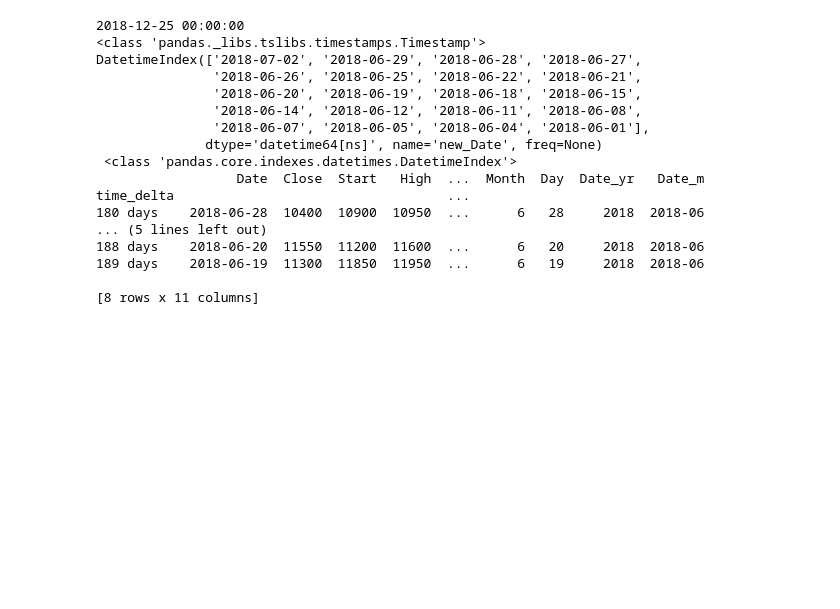
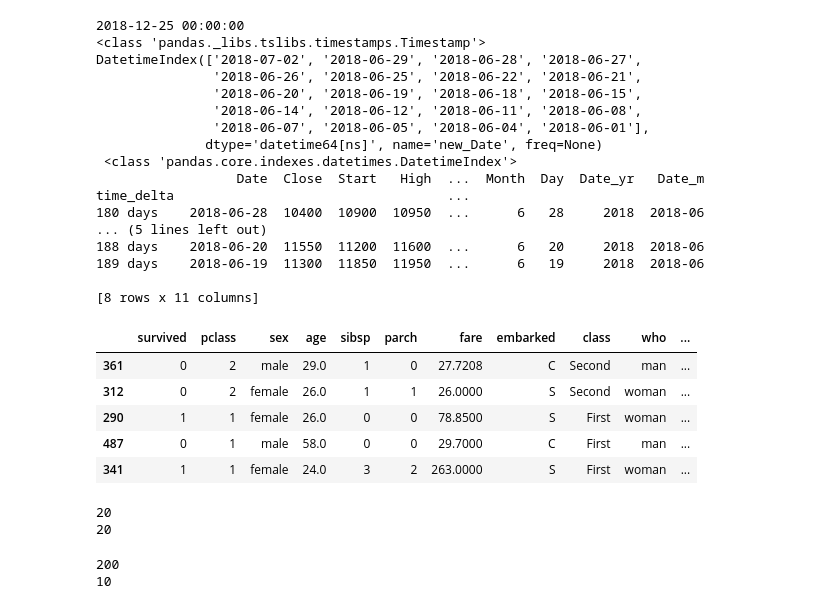
Before and after one commit to ezerwi/python-lecture, a Jupyter notebook: Lecture52_[Mar20]_Python_Basic(11).ipynb, the cells around one changed output. Cells and saved outputs as stored; diff of their text form; code cells hidden in the pictures; blank space fills up the shorter version.

```diff
--- a/Lecture52_[Mar20]_Python_Basic(11).ipynb
+++ b/Lecture52_[Mar20]_Python_Basic(11).ipynb
@@ -226,3 +226,36 @@ time_delta                                   ...
 189 days    2018-06-19  11300  11850  11950  ...      6   19     2018  2018-06
 
 [8 rows x 11 columns]
+# %%
+import seaborn as sns
+
+titanic = sns.load_dataset('titanic')
+df = titanic.loc[:, ['age','fare']]
+display (titanic.sample(5))
+# %% [output]
+|  | survived | pclass | sex | age | sibsp | parch | fare | embarked | class | who | ... |
+| 361 | 0 | 2 | male | 29.0 | 1 | 0 | 27.7208 | C | Second | man | ... |
+| 312 | 0 | 2 | female | 26.0 | 1 | 1 | 26.0000 | S | Second | woman | ... |
+| 290 | 1 | 1 | female | 26.0 | 0 | 0 | 78.8500 | S | First | woman | ... |
+| 487 | 0 | 1 | male | 58.0 | 0 | 0 | 29.7000 | C | First | man | ... |
+| 341 | 1 | 1 | female | 24.0 | 3 | 2 | 263.0000 | S | First | woman | ... |
+# %%
+import pandas as pd
+
+def add_10(n: int) : return n + 10
+def add_two_obj(ob1, ob2) : return ob1 + ob2
+
+print (add_10(10))
+print (add_two_obj(10, 10))
+# %% [output]
+20
+20
+# %%
+def mul_10 (n : int) : return n*10
+def div_two_obj (a, b) : return round(a/b)
+
+print (mul_10(20))
+print (div_two_obj(100, 10))
+# %% [output]
+200
+10
```
Also changed, not shown: parts of 17 cells of this notebook.
